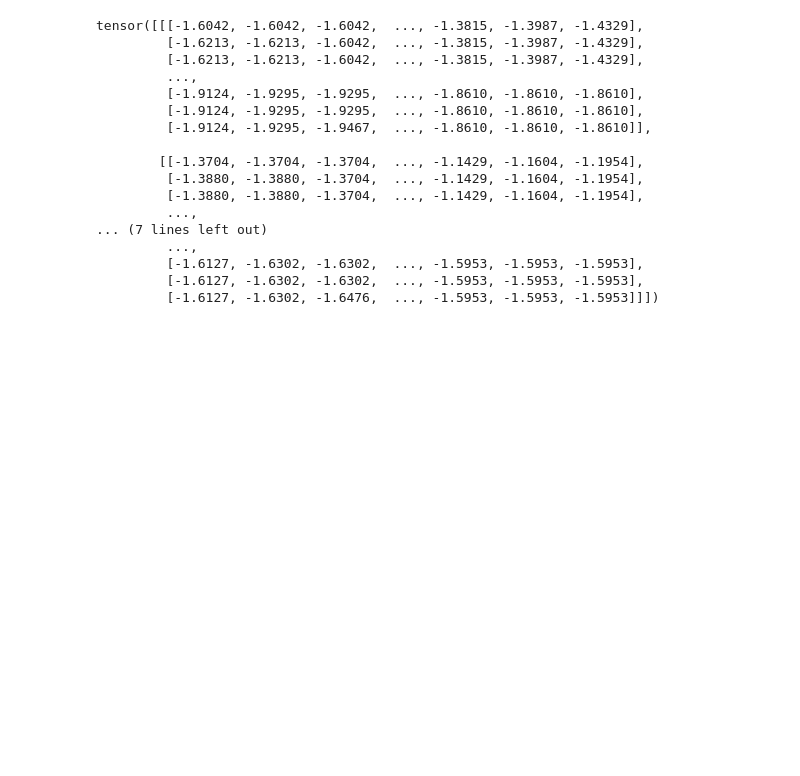
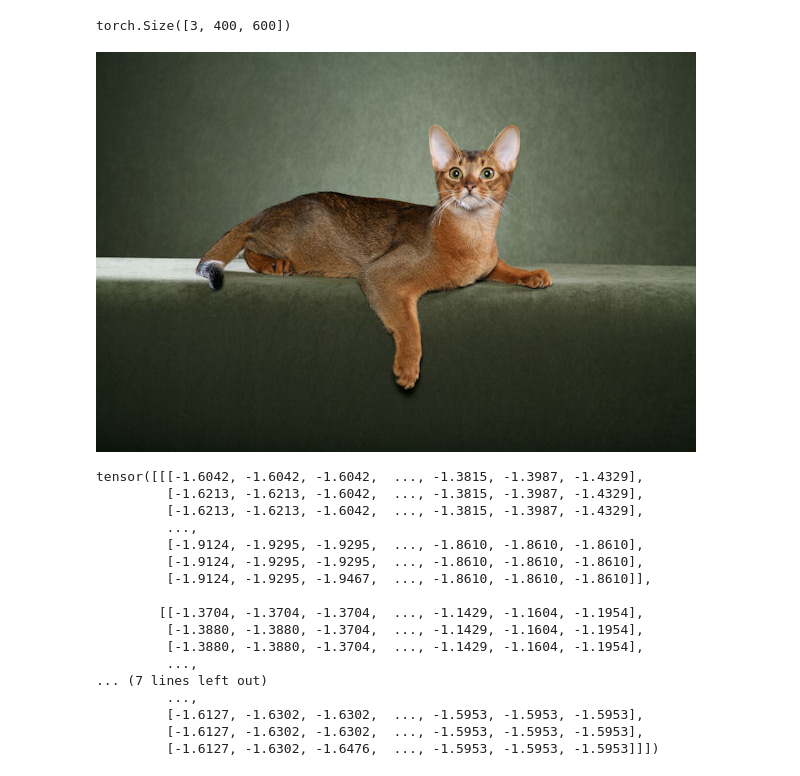
Before and after one commit to shazakam/ImageSegmentation, a Jupyter notebook: unet_test.ipynb, the cells around one changed output. Drawn from its saved outputs; the diff is of its cells as text; code cells hidden in the pictures; blank space fills up the shorter version.

```diff
--- a/unet_test.ipynb
+++ b/unet_test.ipynb
@@ -7,5 +10,14 @@ from torchvision import transforms
+# %%
+f = transforms.ToTensor()
+f(test[0]).shape
+# %% [output]
+torch.Size([3, 400, 600])
 # %%
 img = Image.open("oxford-iiit-pet/images/Abyssinian_1.jpg").convert("RGB")
+# %%
+img
+# %% [output]
+[figure, added]
 # %%
 transform = transforms.Compose([
     transforms.Resize((512, 512)),
```
Also changed, not shown: parts of 4 cells of this notebook, 3 other files.
